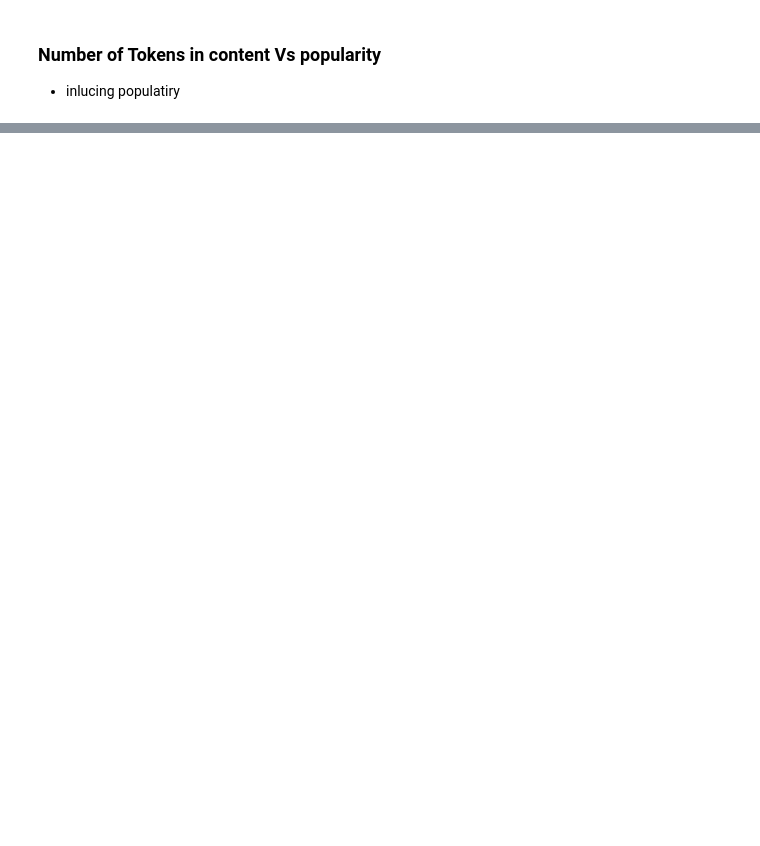
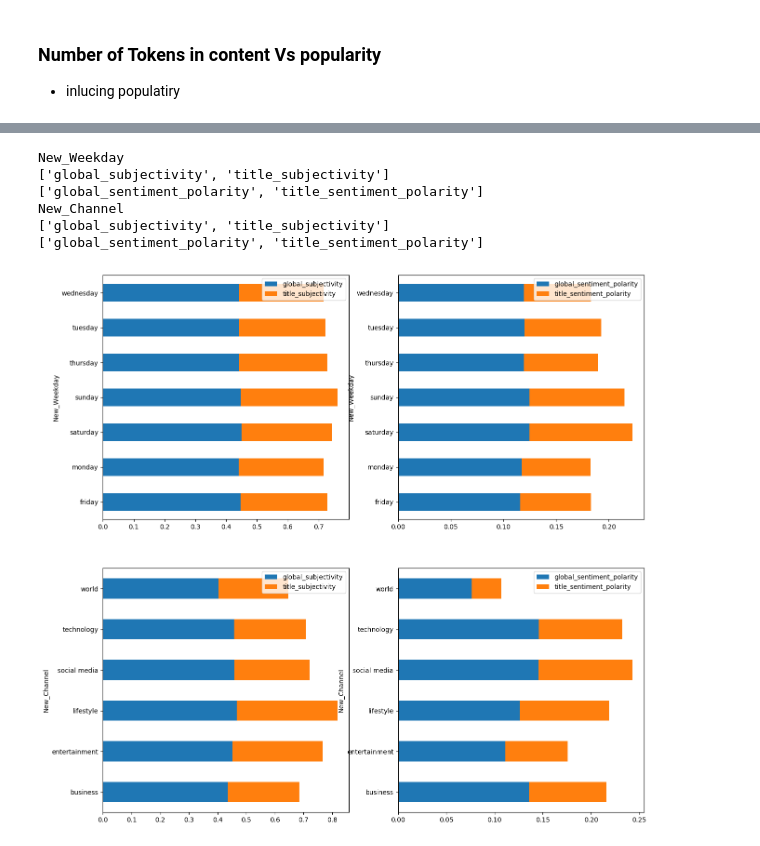
Before and after one commit to anirudh3832/Capstone_OnlineNewsPopularity, a Jupyter notebook: NewsPopularity_Anirudh_Workbook.ipynb, the cells around one changed output, grey strips where cells are left out. Saved outputs shown, nothing was run; the diff lists cells and outputs as text; code cells hidden in the pictures; blank space fills up the shorter version.

```diff
--- a/NewsPopularity_Anirudh_Workbook.ipynb
+++ b/NewsPopularity_Anirudh_Workbook.ipynb
@@ -514,0 +526,29 @@ plt.style.use('default')
+# %%
+cols=[['global_subjectivity','title_subjectivity'],
+      ['global_sentiment_polarity','title_sentiment_polarity']]
+
+cat_cols=['New_Weekday','New_Channel']
+# %%
+def grouping(col):
+    grp=data.groupby(by=col).mean()
+    return grp
+# %%
+fig,ax=plt.subplots(2,2,figsize=(15,15))
+ax=ax.flatten()
+i=0
+for catcol in cat_cols:
+    print(catcol)
+    for col in cols:
+        grp=grouping(catcol)
+        print(col)
+        grp=grp[col]
+        grp.plot(kind='barh',stacked='True',ax=ax[i])
+        i=i+1
+# %% [output]
+New_Weekday
+['global_subjectivity', 'title_subjectivity']
+['global_sentiment_polarity', 'title_sentiment_polarity']
+New_Channel
+['global_subjectivity', 'title_subjectivity']
+['global_sentiment_polarity', 'title_sentiment_polarity']
+[figure, added]
```
Also changed, not shown: parts of 87 cells of this notebook, 2 other files.
